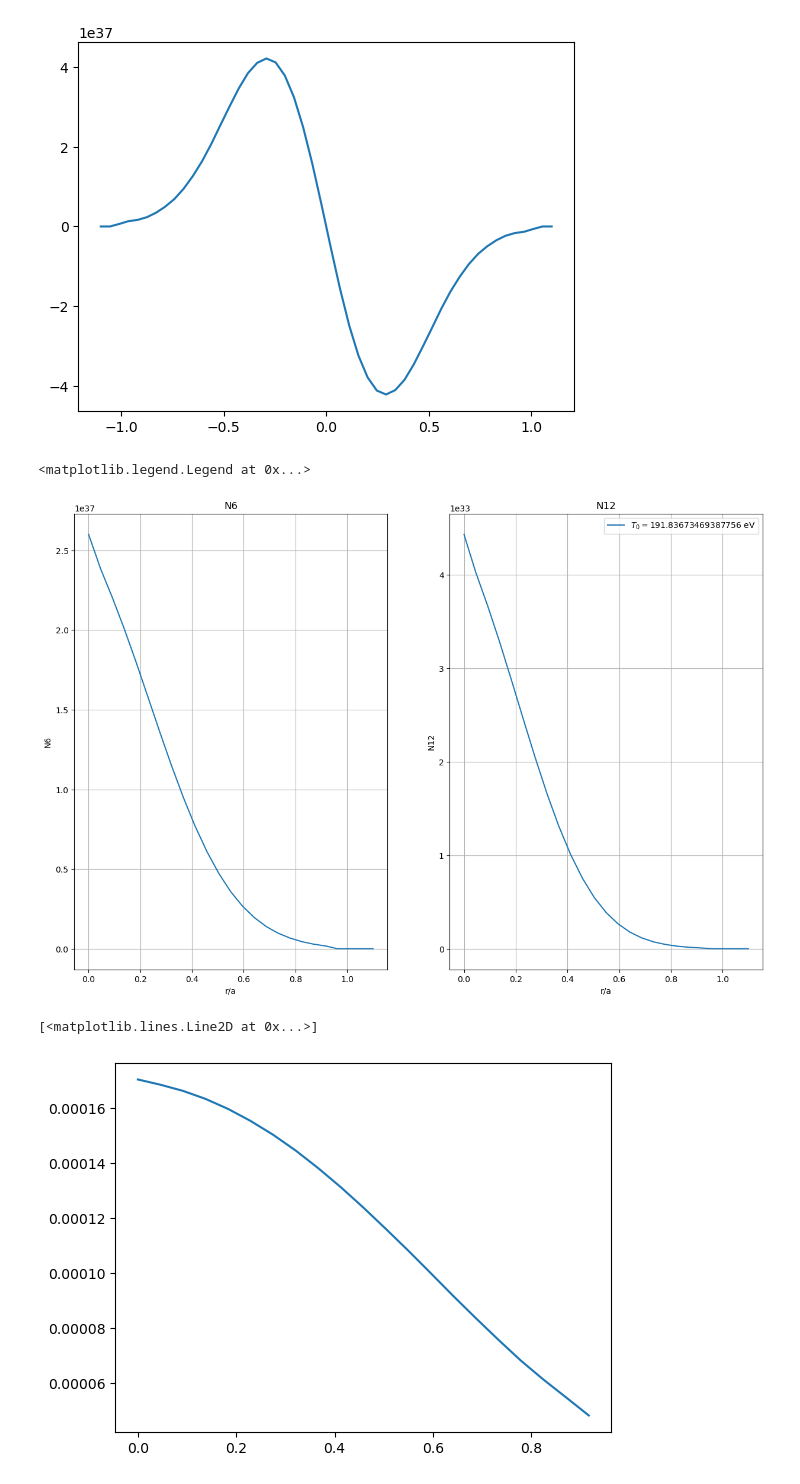
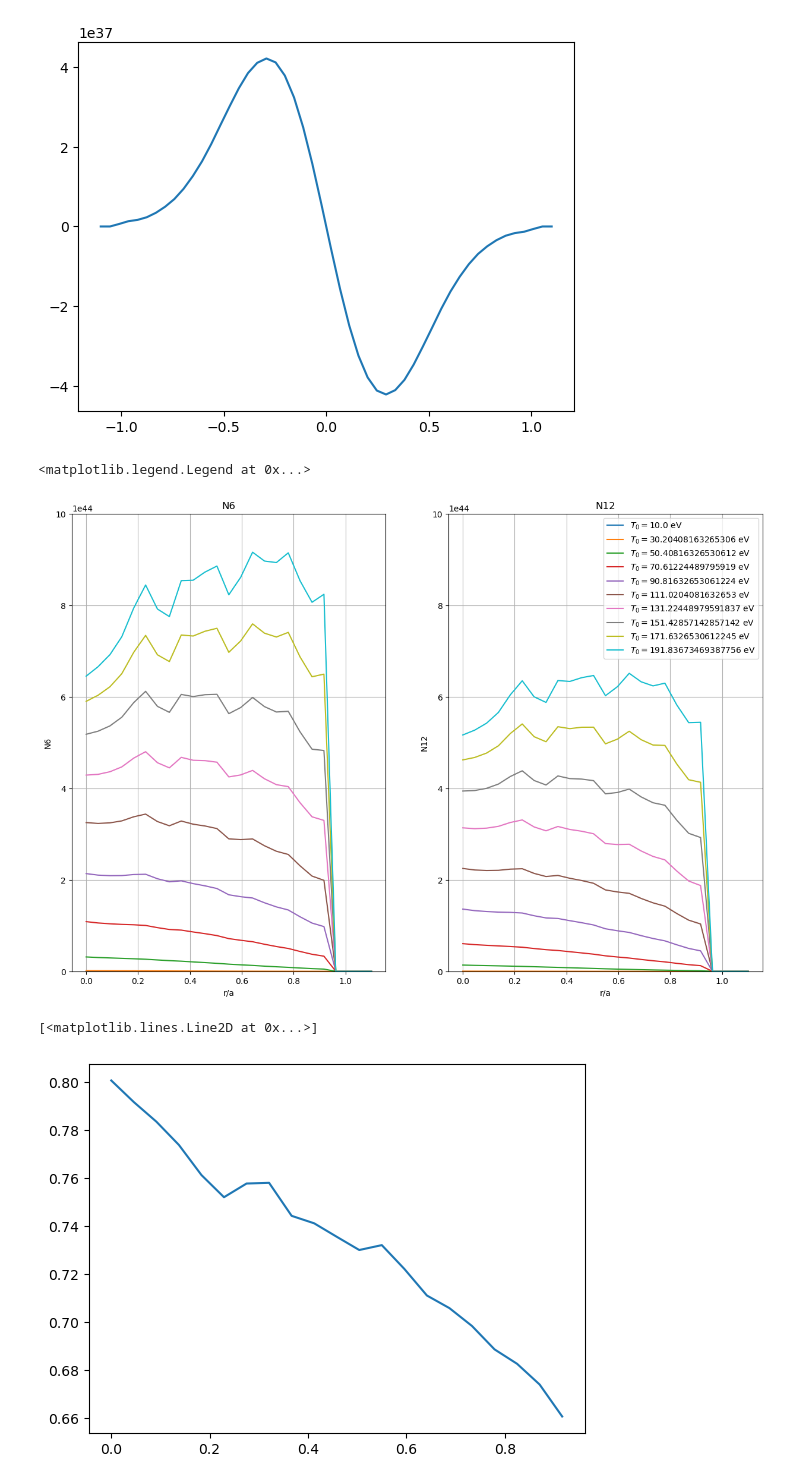
Before and after one commit to vandelij/plasma_diagnostic_hw, a Jupyter notebook: HW3.ipynb, the cells around one changed output. Cells and saved outputs as stored; diff of their text form; code cells hidden in the pictures.

```diff
--- a/HW3.ipynb
+++ b/HW3.ipynb
@@ -481,32 +481,32 @@ for iT in range(Tarray2.shape[0]):
     N12r_list.append(N12r)
 # %%
 fig, axs = plt.subplots(1, 2, figsize=(15, 10))
-# for i in range(Tarray2.shape[0]):
-#     label = r'$T_0 = $' + str(Tarray[i]) + ' eV'
-#     axs[0].plot(rarray, N6r_list[i], label=label)
-axs[0].plot(rarray, N6r_list[0], label=label)
+for i in range(Tarray2.shape[0]):
+    label = r'$T_0 = $' + str(Tarray[i]) + ' eV'
+    axs[0].plot(rarray, N6r_list[i], label=label)
+#axs[0].plot(rarray, N6r_list[0], label=label)
 axs[0].set_title('N6')
 axs[0].set_xlabel('r/a')
 axs[0].set_ylabel('N6')
-#axs[0].set_ylim((0, 3e45))
+axs[0].set_ylim((0, 10e44))
 axs[0].grid()
 
 
-# for i in range(Tarray2.shape[0]):
-#     label = r'$T_0 = $' + str(Tarray[i]) + ' eV'
-#     axs[1].plot(rarray, N12r_list[i], label=label)
-axs[1].plot(rarray, N12r_list[0], label=label)
+for i in range(Tarray2.shape[0]):
+    label = r'$T_0 = $' + str(Tarray[i]) + ' eV'
+    axs[1].plot(rarray, N12r_list[i], label=label)
+#axs[1].plot(rarray, N12r_list[0], label=label)
 axs[1].set_title('N12')
 axs[1].set_xlabel('r/a')
 axs[1].set_ylabel('N12')
-#axs[1].set_ylim((0, 3e45))
+axs[1].set_ylim((0, 10e44))
 axs[1].grid()
 axs[1].legend()
 # %% [output]
 <matplotlib.legend.Legend at 0x...>
-[figure, old version]
+[figure, new version]
 # %%
-plt.plot(rarray, N12r_list[0]/N6r_list[0], label=label)
+plt.plot(rarray, N12r_list[-1]/N6r_list[-1], label=label)
 # %% [output]
 [<matplotlib.lines.Line2D at 0x...>]
-[figure, old version]
+[figure, new version]
```
